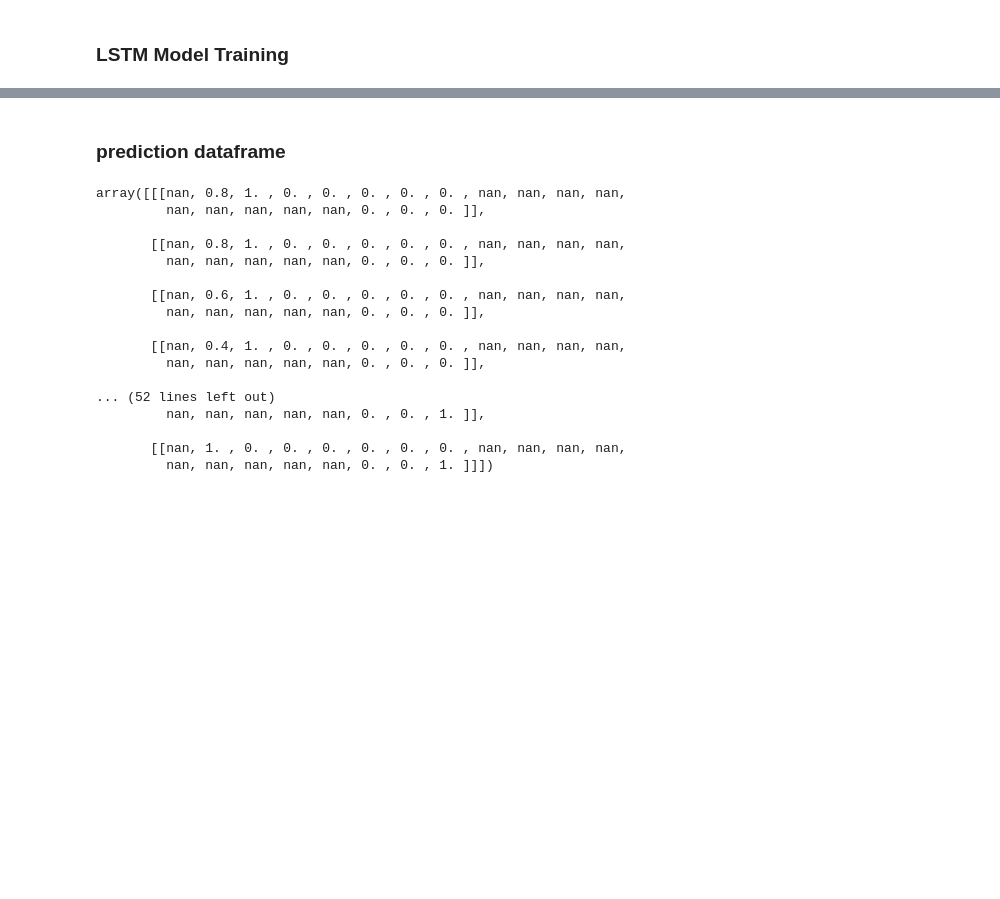
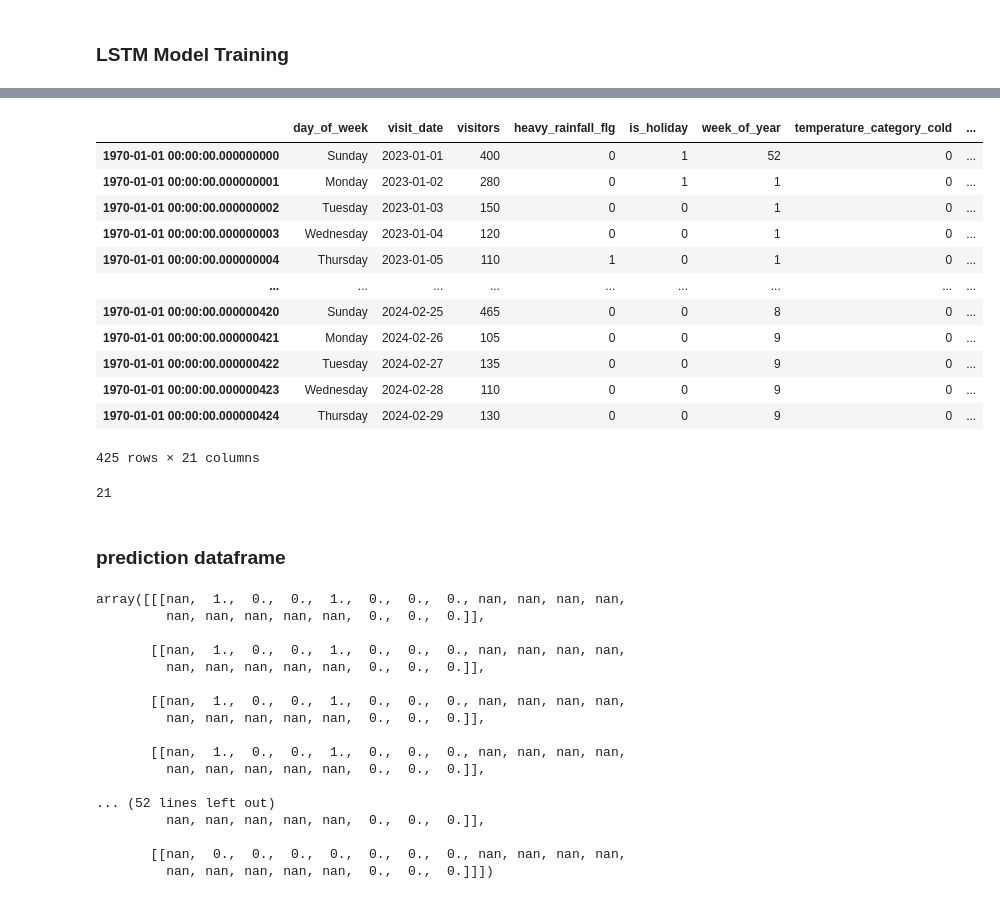
Before and after one commit to DSA3101AY2324S2-ByteForce/goodolddays-shiftwell-system-backend, a Jupyter notebook: models/lstm_model_try.ipynb, the cells around one changed output, grey strips where cells are left out. Saved outputs shown, nothing was run; the diff lists cells and outputs as text; code cells hidden in the pictures; blank space fills up the shorter version.

```diff
--- a/models/lstm_model_try.ipynb
+++ b/models/lstm_model_try.ipynb
@@ -394,3 +376,57 @@ Reloading Tuner from my_dir/intro_to_kt/tuner0.json
+# %%
+merged_data
+# %% [output]
+|  | day_of_week | visit_date | visitors | heavy_rainfall_flg | is_holiday | week_of_year | temperature_category_cold | ... |
+| 1970-01-01 00:00:00.000000000 | Sunday | 2023-01-01 | 400 | 0 | 1 | 52 | 0 | ... |
+| 1970-01-01 00:00:00.000000001 | Monday | 2023-01-02 | 280 | 0 | 1 | 1 | 0 | ... |
+| 1970-01-01 00:00:00.000000002 | Tuesday | 2023-01-03 | 150 | 0 | 0 | 1 | 0 | ... |
+| 1970-01-01 00:00:00.000000003 | Wednesday | 2023-01-04 | 120 | 0 | 0 | 1 | 0 | ... |
+| 1970-01-01 00:00:00.000000004 | Thursday | 2023-01-05 | 110 | 1 | 0 | 1 | 0 | ... |
+| ... | ... | ... | ... | ... | ... | ... | ... | ... |
+| 1970-01-01 00:00:00.000000420 | Sunday | 2024-02-25 | 465 | 0 | 0 | 8 | 0 | ... |
+| 1970-01-01 00:00:00.000000421 | Monday | 2024-02-26 | 105 | 0 | 0 | 9 | 0 | ... |
+| 1970-01-01 00:00:00.000000422 | Tuesday | 2024-02-27 | 135 | 0 | 0 | 9 | 0 | ... |
+| 1970-01-01 00:00:00.000000423 | Wednesday | 2024-02-28 | 110 | 0 | 0 | 9 | 0 | ... |
+| 1970-01-01 00:00:00.000000424 | Thursday | 2024-02-29 | 130 | 0 | 0 | 9 | 0 | ... |
+425 rows × 21 columns
+# %%
+weather_df = process_weather_data('weather_data.json')
+holiday_sg_24 = generate_holiday_df(2024)
+visitor_data = pd.read_csv("../data/raw/synthetic_visit_data.csv")
+visitor_data['visit_date'] = pd.to_datetime(visitor_data['visit_date'])
+weather_df['Date'] = pd.to_datetime(weather_df['Date'])
+holiday_sg_24['calendar_date'] = pd.to_datetime(holiday_sg_24['calendar_date'])
+prediction_df = pd.merge(visitor_data, weather_df, left_on='visit_date', right_on='Date', how='right')
+prediction_df = pd.merge(prediction_df, holiday_sg_24, left_on='Date', right_on='calendar_date', how='left')
+prediction_df['day_of_week'] = prediction_df['Date'].dt.day_name()
+prediction_df['week_of_year'] = pd.to_datetime(prediction_df['Date']).dt.isocalendar().week
+prediction_df.drop_duplicates(inplace=True)
+prediction_df.drop(columns=['visit_date', 'Weather Condition','Time','day_of_week_y', 'calendar_date','day_of_week_x'], inplace=True)
+prediction_df.rename(columns={'Date': 'visit_date', 'holiday_flg_sg': 'is_holiday','Is Heavy Rainfall':'heavy_rainfall_flg'}, inplace=True)
+prediction_df['temperature_category'] = pd.cut(prediction_df['Temperature'],
+                                    bins=[-np.inf, 15, 25, np.inf],
+                                    labels=['cold', 'mild', 'hot'])
+prediction_df.drop(columns='Temperature',inplace=True)
+prediction_df = pd.get_dummies(prediction_df, columns=['temperature_category'])
+
+# Create lag features based on your model needs
+for lag in range(1, 8):  # Example: Creating 7 days of lag features
+    prediction_df[f'visitors_lag_{lag}'] = prediction_df['visitors'].shift(lag)
+
+# Rolling window features (mean and std deviation)
+prediction_df['rolling_mean_visitors'] = prediction_df['visitors'].rolling(window=7).mean().shift(1)
+prediction_df['rolling_std_visitors'] = prediction_df['visitors'].rolling(window=7).std().shift(1)
+
+# Fill any NaN values that have been introduced by lag/rolling features
+prediction_df.fillna(method='bfill', inplace=True)
+
+# Adding date parts
+prediction_df['year'] = prediction_df['visit_date'].dt.year
+prediction_df['month'] = prediction_df['visit_date'].dt.month
+prediction_df['day'] = prediction_df['visit_date'].dt.day
+prediction_df
+# %% [output]
+21
 # %% [markdown]
 ### prediction dataframe
 # %%
@@ -403,11 +439,13 @@ def prediction_data(visitor_data, weather_df, holiday_sg_24):
     prediction_df['day_of_week'] = prediction_df['Date'].dt.day_name()
     prediction_df['week_of_year'] = pd.to_datetime(prediction_df['Date']).dt.isocalendar().week
     prediction_df.drop_duplicates(inplace=True)
+    prediction_df['is_heavy_rainfall_flg'] = prediction_df['Weather Condition'].apply(lambda x: 1 if 'shower' in x else 0)
     prediction_df.drop(columns=['visit_date', 'Weather Condition','Time','day_of_week_y', 'calendar_date','day_of_week_x'], inplace=True)
     prediction_df.rename(columns={'Date': 'visit_date', 'holiday_flg_sg': 'is_holiday'}, inplace=True)
     prediction_df['temperature_category'] = pd.cut(prediction_df['Temperature'],
                                         bins=[-np.inf, 15, 25, np.inf],
                                         labels=['cold', 'mild', 'hot'])
+    prediction_df.drop(columns='Temperature',inplace=True)
     prediction_df = pd.get_dummies(prediction_df, columns=['temperature_category'])
 
     # Create lag features based on your model needs
@@ -439,21 +477,21 @@ visitor_data = pd.read_csv("../data/raw/synthetic_visit_data.csv")
 X_predict = prediction_data(visitor_data, weather_df, holiday_sg_24)
 X_predict
 # %% [output]
-array([[[nan, 0.8, 1. , 0. , 0. , 0. , 0. , 0. , nan, nan, nan, nan,
-         nan, nan, nan, nan, nan, 0. , 0. , 0. ]],
+array([[[nan,  1.,  0.,  0.,  1.,  0.,  0.,  0., nan, nan, nan, nan,
+         nan, nan, nan, nan, nan,  0.,  0.,  0.]],
 
-       [[nan, 0.8, 1. , 0. , 0. , 0. , 0. , 0. , nan, nan, nan, nan,
-         nan, nan, nan, nan, nan, 0. , 0. , 0. ]],
+       [[nan,  1.,  0.,  0.,  1.,  0.,  0.,  0., nan, nan, nan, nan,
+         nan, nan, nan, nan, nan,  0.,  0.,  0.]],
 
-       [[nan, 0.6, 1. , 0. , 0. , 0. , 0. , 0. , nan, nan, nan, nan,
-         nan, nan, nan, nan, nan, 0. , 0. , 0. ]],
+       [[nan,  1.,  0.,  0.,  1.,  0.,  0.,  0., nan, nan, nan, nan,
+         nan, nan, nan, nan, nan,  0.,  0.,  0.]],
 
-       [[nan, 0.4, 1. , 0. , 0. , 0. , 0. , 0. , nan, nan, nan, nan,
-         nan, nan, nan, nan, nan, 0. , 0. , 0. ]],
+       [[nan,  1.,  0.,  0.,  1.,  0.,  0.,  0., nan, nan, nan, nan,
+         nan, nan, nan, nan, nan,  0.,  0.,  0.]],
 
 ... (52 lines left out)
-         nan, nan, nan, nan, nan, 0. , 0. , 1. ]],
+         nan, nan, nan, nan, nan,  0.,  0.,  0.]],
 
-       [[nan, 1. , 0. , 0. , 0. , 0. , 0. , 0. , nan, nan, nan, nan,
-         nan, nan, nan, nan, nan, 0. , 0. , 1. ]]])
+       [[nan,  0.,  0.,  0.,  0.,  0.,  0.,  0., nan, nan, nan, nan,
+         nan, nan, nan, nan, nan,  0.,  0.,  0.]]])
 # %%
```
Also changed, not shown: parts of 4 cells of this notebook.
